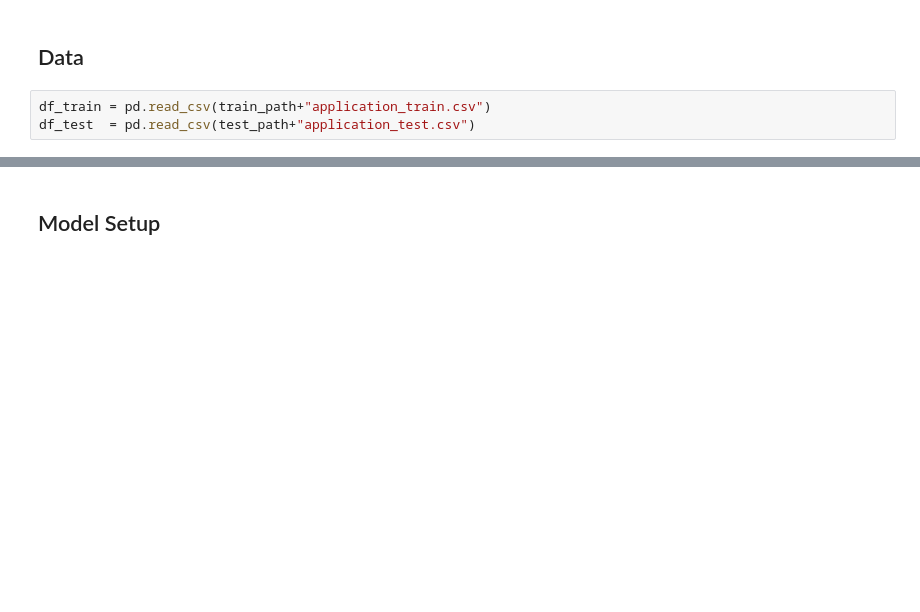
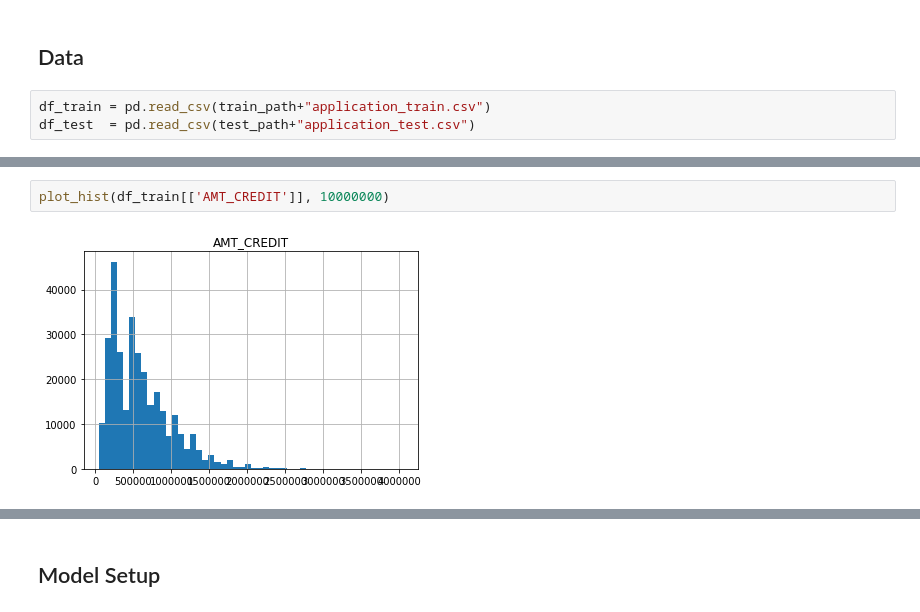
Before and after one commit to lasmith/kaggle-home-credit, a Jupyter notebook: HomeCredit_Exploration.ipynb, the cells around one changed output, grey strips where cells are left out. Cells and saved outputs as stored; diff of their text form; blank space fills up the shorter version.

```diff
--- a/HomeCredit_Exploration.ipynb
+++ b/HomeCredit_Exploration.ipynb
@@ -74,0 +95,4 @@ df_test.describe()
+# %%
+plot_hist(df_train[['AMT_CREDIT']], 10000000)
+# %% [output]
+[figure, added]
```
Also changed, not shown: parts of 48 cells of this notebook, 7 other files.
